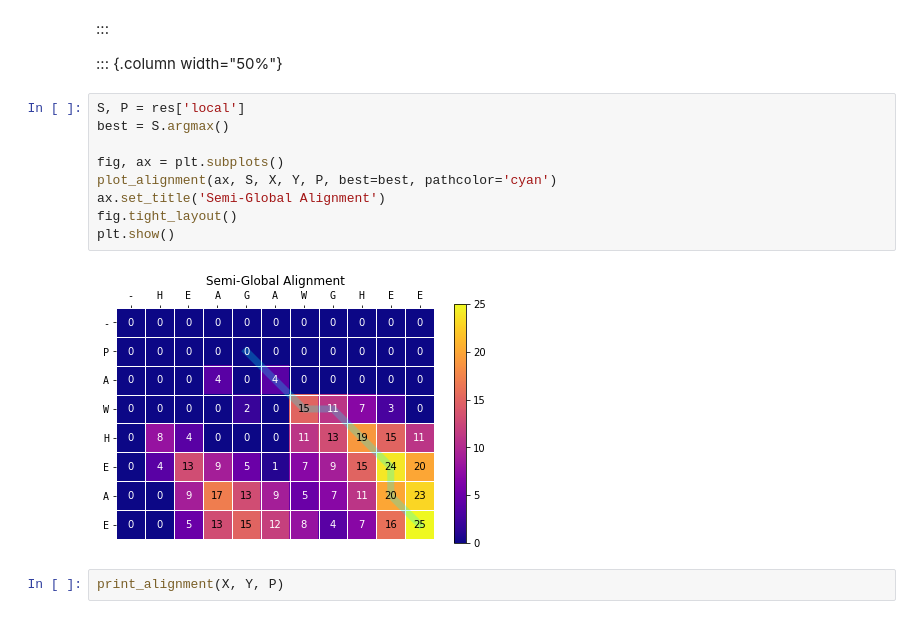
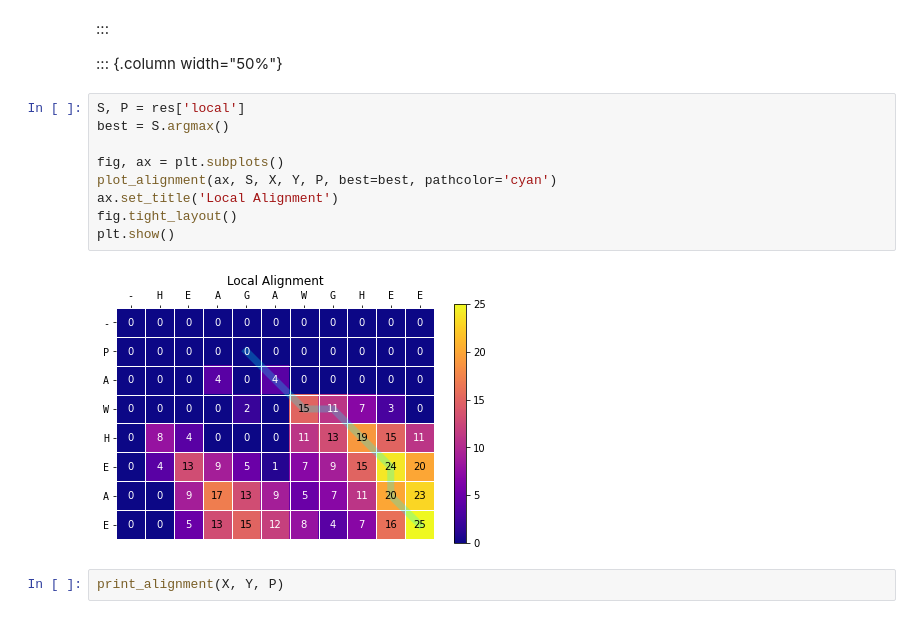
Before and after one commit to TeoSakel/Bioinformatics, a Jupyter notebook: 03_alignment_theory/pairwise_alignment_slides.ipynb, the cells around one changed output. Saved outputs shown, nothing was run; the diff lists cells and outputs as text.

```diff
--- a/03_alignment_theory/pairwise_alignment_slides.ipynb
+++ b/03_alignment_theory/pairwise_alignment_slides.ipynb
@@ -1222,14 +1222,14 @@ HEAGAWGHE-E
 # %%
 S, P = res['local']
 best = S.argmax()
 
 fig, ax = plt.subplots()
 plot_alignment(ax, S, X, Y, P, best=best, pathcolor='cyan')
-ax.set_title('Semi-Global Alignment')
+ax.set_title('Local Alignment')
 fig.tight_layout()
 plt.show()
 # %% [output]
-[figure, old version]
+[figure, new version]
 # %%
 print_alignment(X, Y, P)
 # %% [output]
```
Also changed, not shown: parts of 4 cells of this notebook, 2 other files.
